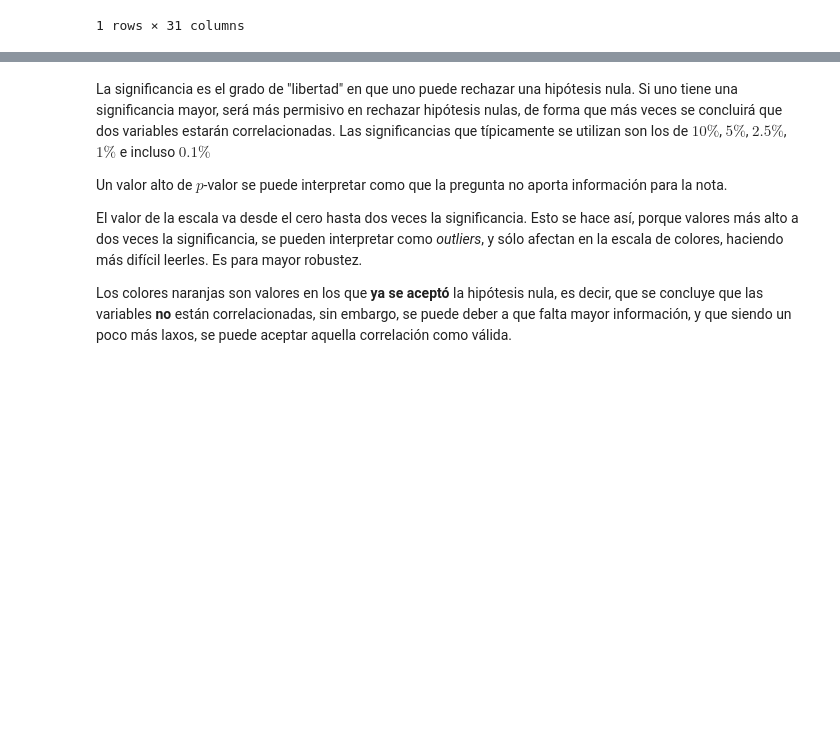
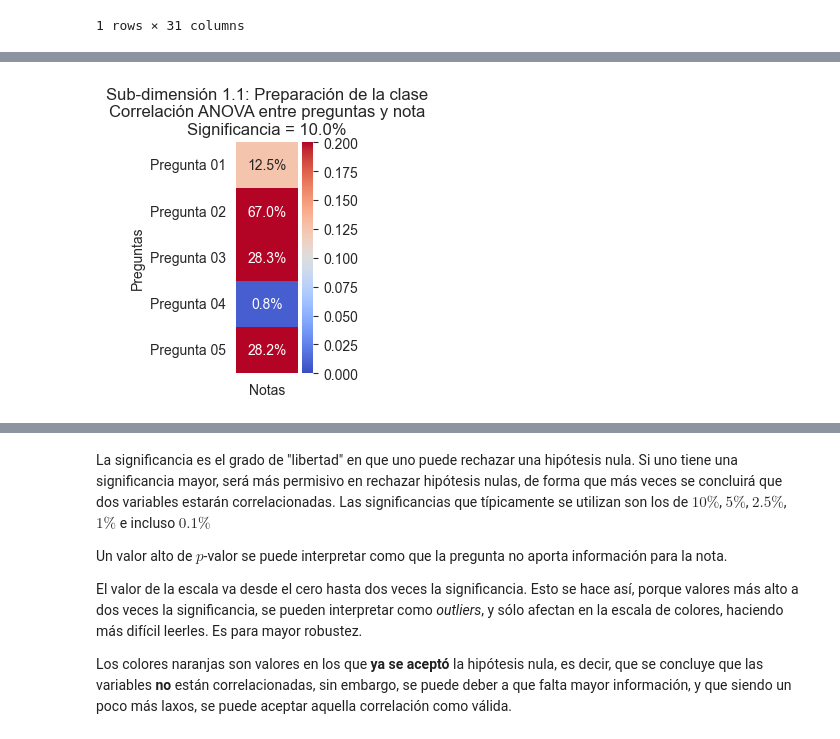
Before and after one commit to PanchitoMunoz/Tesis-Metodologias-Inclusivas, a Jupyter notebook: notebooks/03-fmg-correlaciones.ipynb, the cells around one changed output, grey strips where cells are left out. Cells and saved outputs as stored; diff of their text form; code cells hidden in the pictures; blank space fills up the shorter version.

```diff
--- a/notebooks/03-fmg-correlaciones.ipynb
+++ b/notebooks/03-fmg-correlaciones.ipynb
@@ -153,27 +182,0 @@ INFO: (2022-12-25 21:01:36,852) [3310910967.py: 5] Creando path IMG_CORR_PATH =
-# %%
-significancia = 0.1
-
-fig, ax = plt.subplots(figsize=(1, 10))
-
-
-sns.heatmap(
-    corr_cat_num.T,
-    vmin=0, vmax=significancia * 2,
-    center=significancia,
-    cmap="coolwarm",
-    annot=True,
-    # square=True,
-    fmt=".1%"
-)
-
-plt.title(f"Correlación ANOVA entre preguntas y nota.\nsignificancia = {significancia:.1%}")
-
-plt.ylabel("Preguntas")
-
-save_config = dict()
-save_config.setdefault("dpi", 600)
-save_config.setdefault("bbox_inches", "tight")
-log.debug(f"{save_config=}")
-fig.savefig(IMG_CORR_PATH / "corr-pregunta-nota.png", **save_config)
-
-plt.show()
@@ -182,0 +254,14 @@ DEBUG: (2022-12-26 19:41:52,837) [892675699.py: 23] save_config={'dpi': 600, 'bb
+# %%
+plot_cat_num_corr(
+    corr_cat_num,
+    corr_cat_num.columns[0:5],
+    significance=0.1,
+    title=("Sub-dimensión 1.1: Preparación de la clase"
+           f"\n{TITULO_ESTANDAR}"),
+    save_path=IMG_CORR_PATH / "corr-pregunta-nota-sub-dim-1-1.png",
+    subplots_config=dict(figsize=(1, 3)),
+)
+
+plt.show()
+# %% [output]
+[figure, added]
```
Also changed, not shown: parts of 24 cells of this notebook, 2 other files.
